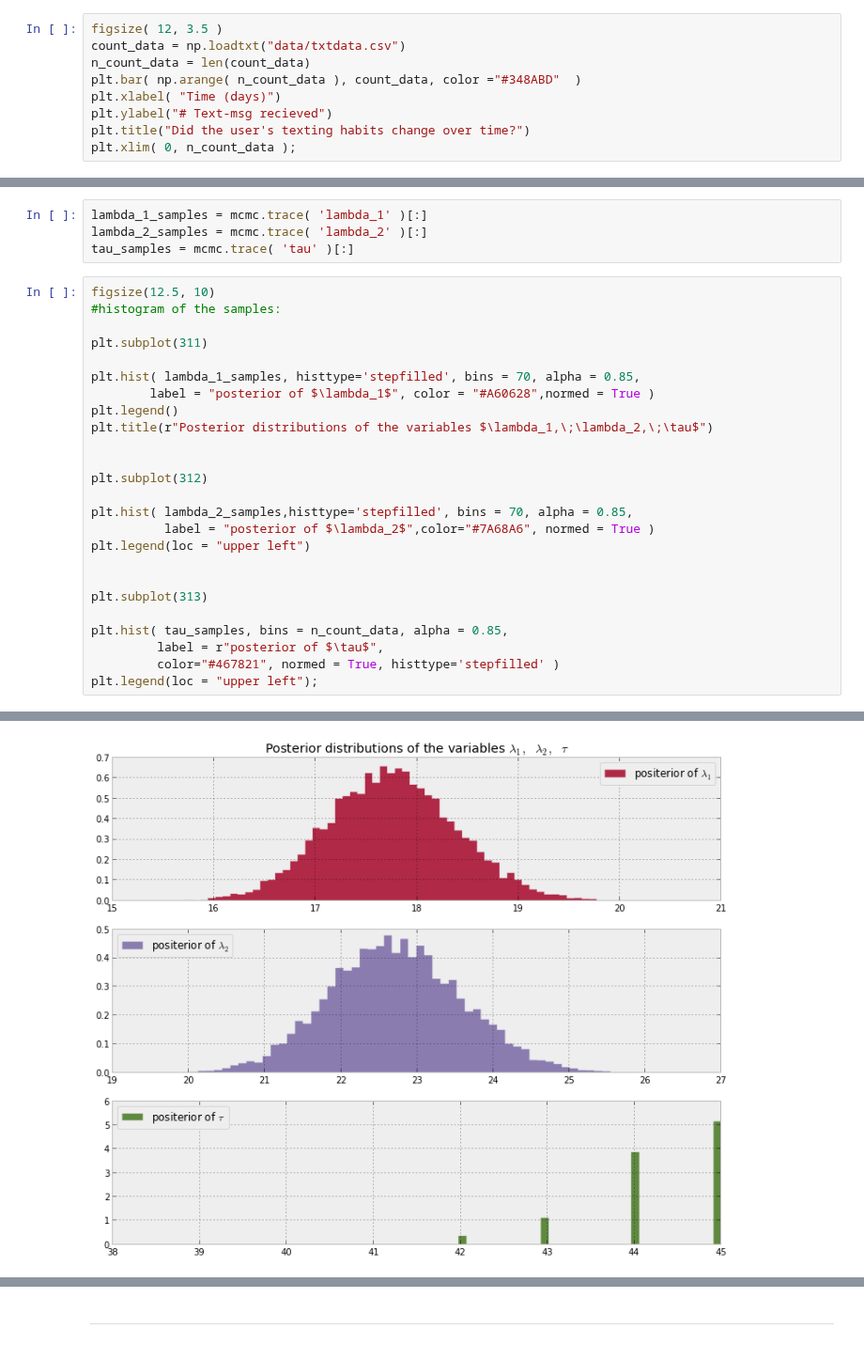
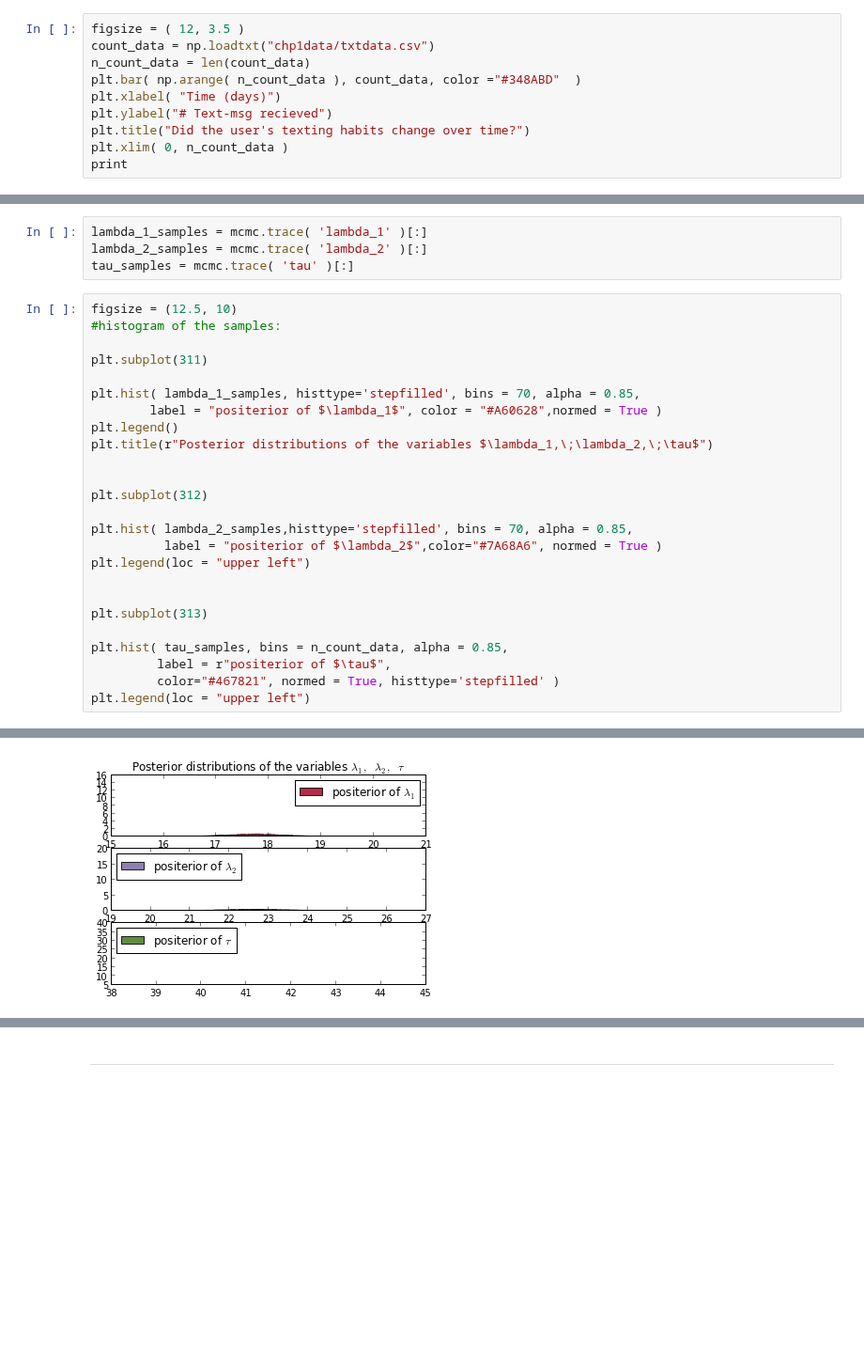
Before and after one commit to CamDavidsonPilon/Probabilistic-Programming-and-Bayesian-Methods-for-Hackers, a Jupyter notebook: Chapter1_Introduction/Chapter1_Introduction.ipynb, the cells around one changed output, grey strips where cells are left out. Shown at 94% size. Saved outputs shown, nothing was run; the diff lists cells and outputs as text; blank space fills up the shorter version.

```diff
--- a/Chapter1_Introduction/Chapter1_Introduction.ipynb
+++ b/Chapter1_Introduction/Chapter1_Introduction.ipynb
@@ -256,12 +260,13 @@ Let's try to model a more interesting example, concerning text-message rates:
 
 >  You are given a series of text-message counts from a user of your system. The data, plotted over time, appears in the graph below. You are curious if the user's text-messaging habits changed over time, either gradually or suddenly. How can you model this? (This is in fact my own text-message data. Judge my popularity as you wish.)
 # %%
-figsize( 12, 3.5 )
-count_data = np.loadtxt("data/txtdata.csv")
+figsize = ( 12, 3.5 )
+count_data = np.loadtxt("chp1data/txtdata.csv")
 n_count_data = len(count_data)
 plt.bar( np.arange( n_count_data ), count_data, color ="#348ABD"  )
 plt.xlabel( "Time (days)")
 plt.ylabel("# Text-msg recieved")
 plt.title("Did the user's texting habits change over time?")
-plt.xlim( 0, n_count_data );
+plt.xlim( 0, n_count_data )
+print
 # %% [output]
@@ -366,13 +370,13 @@ lambda_1_samples = mcmc.trace( 'lambda_1' )[:]
 lambda_2_samples = mcmc.trace( 'lambda_2' )[:]
 tau_samples = mcmc.trace( 'tau' )[:]
 # %%
-figsize(12.5, 10)
+figsize = (12.5, 10)
 #histogram of the samples:
 
 plt.subplot(311)
 
 plt.hist( lambda_1_samples, histtype='stepfilled', bins = 70, alpha = 0.85,
-        label = "posterior of $\lambda_1$", color = "#A60628",normed = True )
+        label = "positerior of $\lambda_1$", color = "#A60628",normed = True )
 plt.legend()
 plt.title(r"Posterior distributions of the variables $\lambda_1,\;\lambda_2,\;\tau$")
 
@@ -380,14 +384,14 @@ plt.title(r"Posterior distributions of the variables $\lambda_1,\;\lambda_2,\;\t
 plt.subplot(312)
 
 plt.hist( lambda_2_samples,histtype='stepfilled', bins = 70, alpha = 0.85,
-          label = "posterior of $\lambda_2$",color="#7A68A6", normed = True )
+          label = "positerior of $\lambda_2$",color="#7A68A6", normed = True )
 plt.legend(loc = "upper left")
 
 
 plt.subplot(313)
 
 plt.hist( tau_samples, bins = n_count_data, alpha = 0.85,
-         label = r"posterior of $\tau$",
+         label = r"positerior of $\tau$",
          color="#467821", normed = True, histtype='stepfilled' )
-plt.legend(loc = "upper left");
+plt.legend(loc = "upper left")
 # %% [output]
@@ -394,4 +399,4 @@ plt.legend(loc = "upper left");
-[figure, old version]
+[figure, new version]
 # %% [markdown]
 ### Interpretation
 
```
Also changed, not shown: parts of 26 cells of this notebook.
